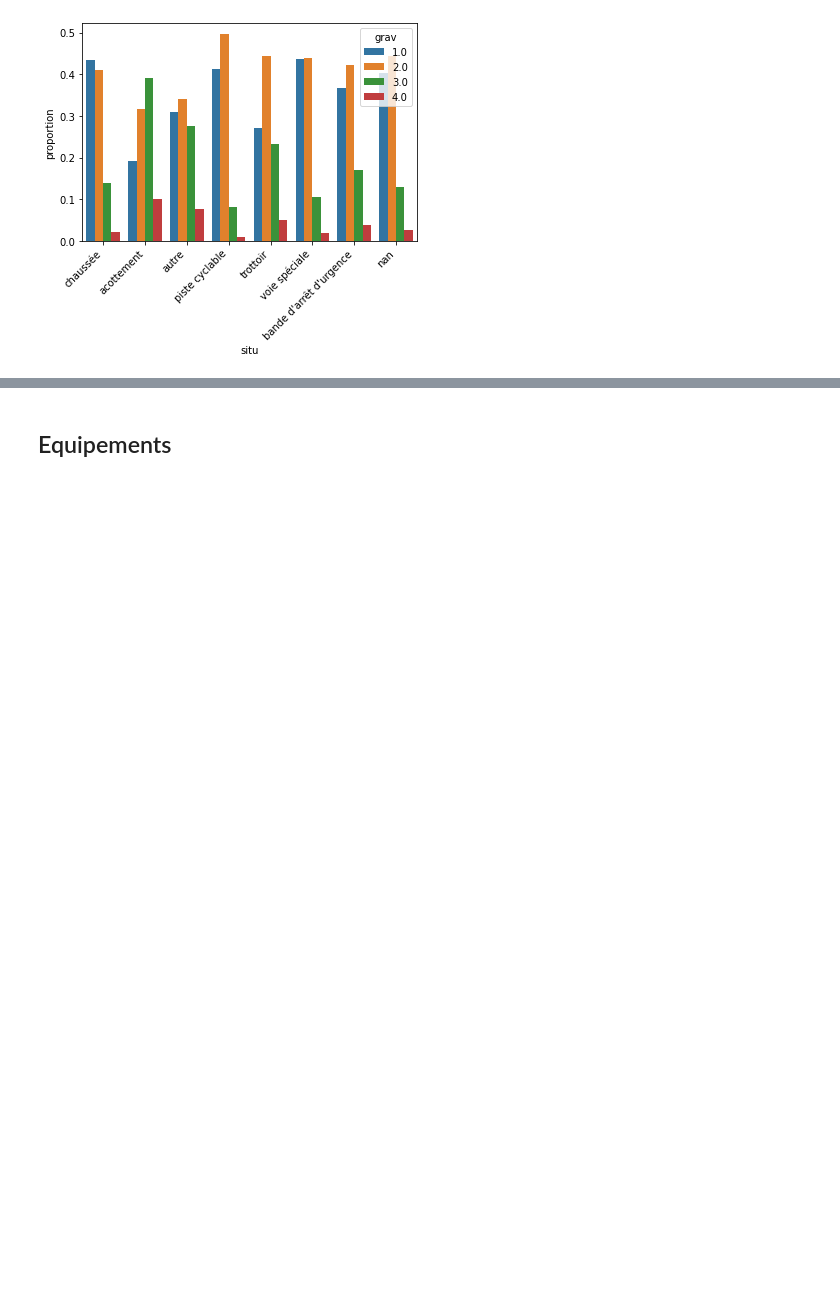
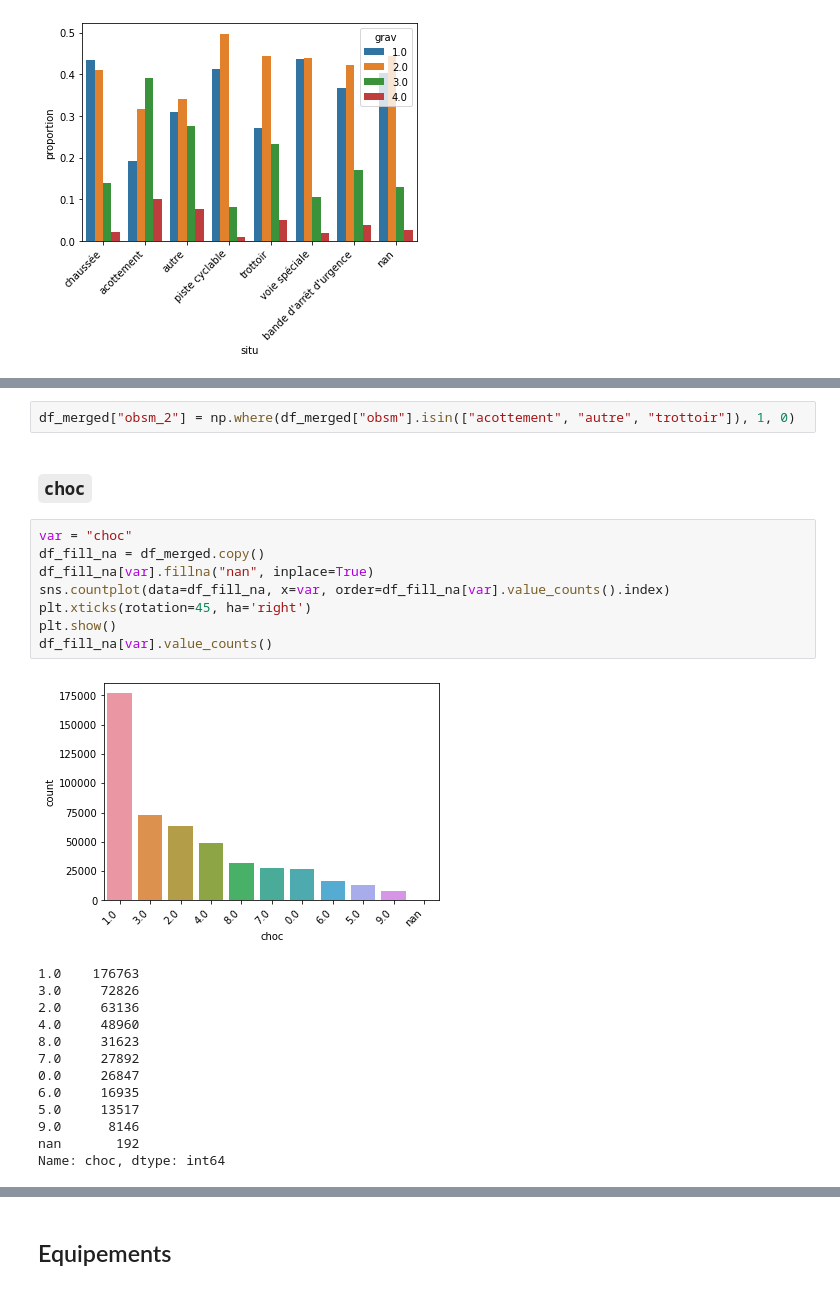
Before and after one commit to antoine-palazz/Projet_Python_ENSAE_2A, a Jupyter notebook: scripts/eda.ipynb, the cells around one changed output, grey strips where cells are left out. Drawn from its saved outputs; the diff is of its cells as text; blank space fills up the shorter version.

```diff
--- a/scripts/eda.ipynb
+++ b/scripts/eda.ipynb
@@ -587,0 +655,26 @@ plt.show()
+# %%
+df_merged["obsm_2"] = np.where(df_merged["obsm"].isin(["acottement", "autre", "trottoir"]), 1, 0)
+# %% [markdown]
+### `choc`
+# %%
+var = "choc"
+df_fill_na = df_merged.copy()
+df_fill_na[var].fillna("nan", inplace=True)
+sns.countplot(data=df_fill_na, x=var, order=df_fill_na[var].value_counts().index)
+plt.xticks(rotation=45, ha='right')
+plt.show()
+df_fill_na[var].value_counts()
+# %% [output]
+[figure, added]
+1.0    176763
+3.0     72826
+2.0     63136
+4.0     48960
+8.0     31623
+7.0     27892
+0.0     26847
+6.0     16935
+5.0     13517
+9.0      8146
+nan       192
+Name: choc, dtype: int64
```
Also changed, not shown: parts of 17 cells of this notebook, 1 other file.
